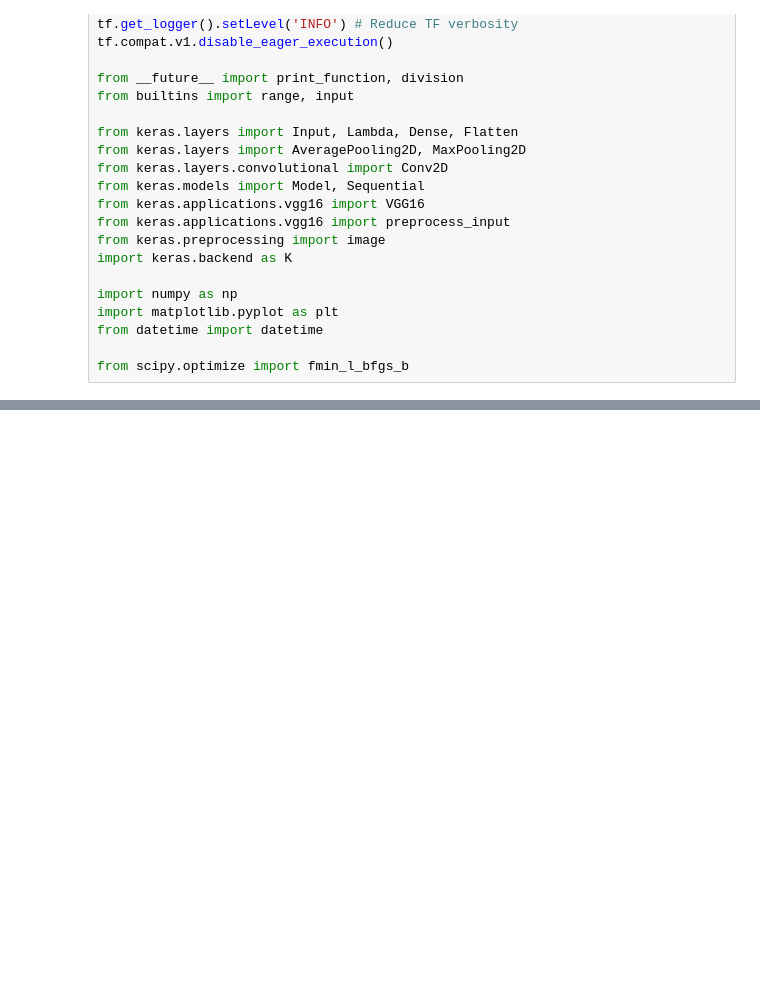
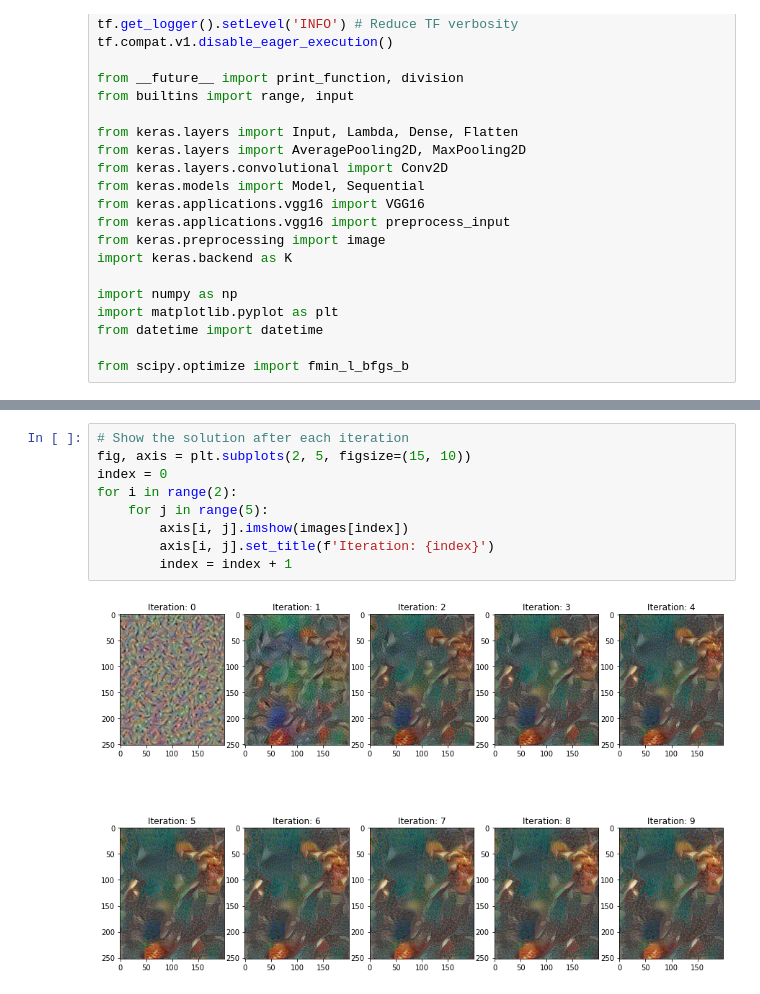
Before and after one commit to JarnoRalli/deep-learning-examples, a Jupyter notebook: Neural_style_transfer_part_2.ipynb, the cells around one changed output, grey strips where cells are left out. Saved outputs shown, nothing was run; the diff lists cells and outputs as text; blank space fills up the shorter version.

```diff
--- a/Neural_style_transfer_part_2.ipynb
+++ b/Neural_style_transfer_part_2.ipynb
@@ -179,0 +209,11 @@ iter=9, loss=9.690150260925293
+# %%
+# Show the solution after each iteration
+fig, axis = plt.subplots(2, 5, figsize=(15, 10))
+index = 0
+for i in range(2):
+    for j in range(5):
+        axis[i, j].imshow(images[index])
+        axis[i, j].set_title(f'Iteration: {index}')
+        index = index + 1
+# %% [output]
+[figure, added]
```
Also changed, not shown: parts of 5 cells of this notebook, 2 other files.
